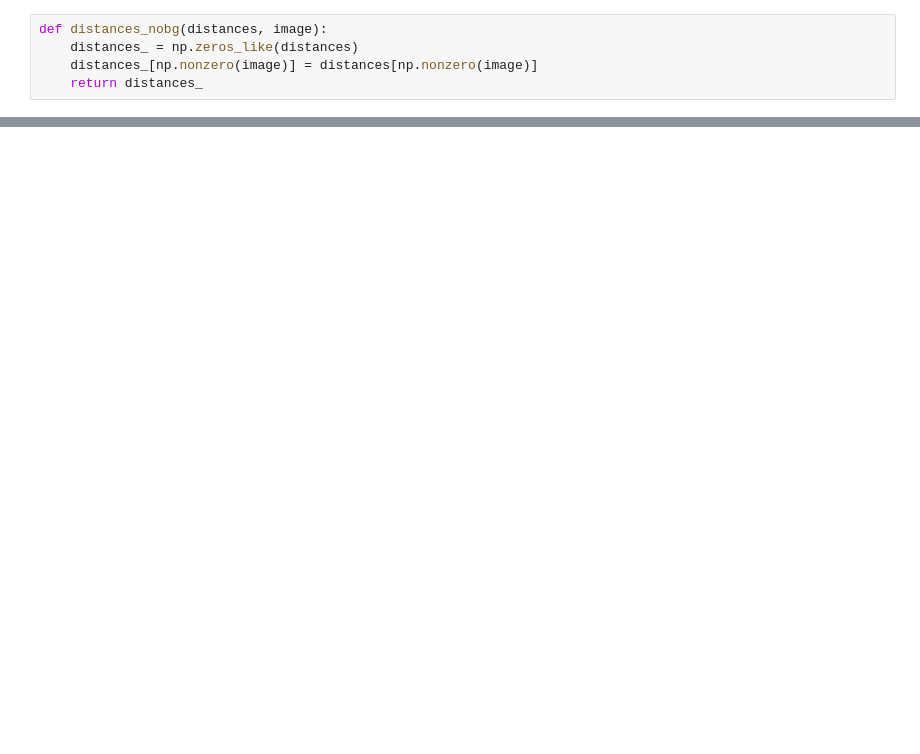
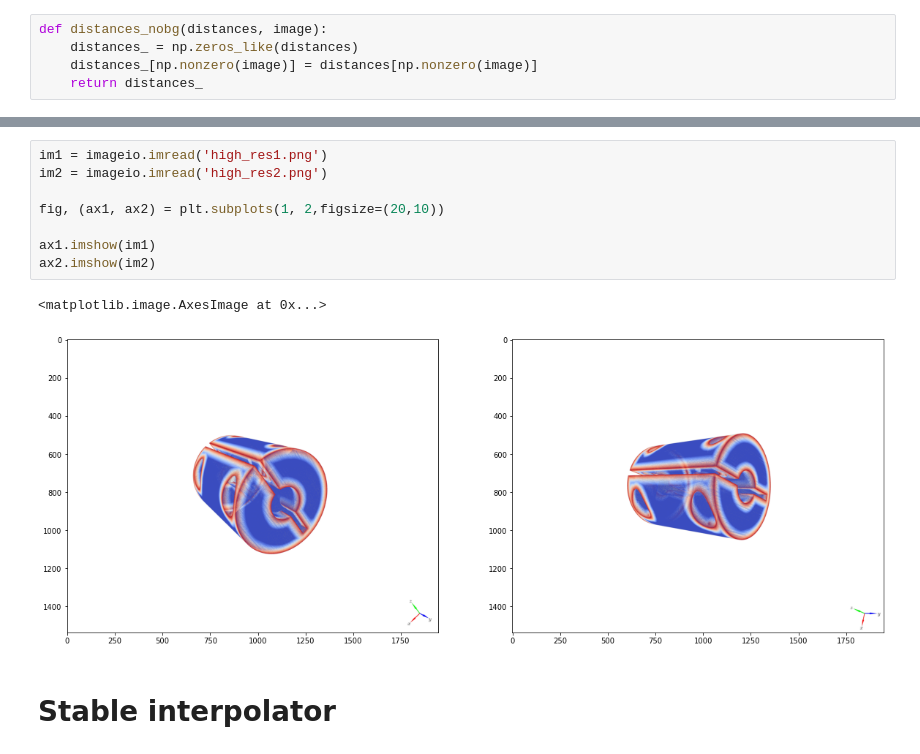
Before and after one commit to NadezhdaAlsahanova/gcv_hw1, a Jupyter notebook: notebooks/gcv_v20211_hw1.ipynb, the cells around one changed output, grey strips where cells are left out. Drawn from its saved outputs; the diff is of its cells as text; blank space fills up the shorter version.

```diff
--- a/notebooks/gcv_v20211_hw1.ipynb
+++ b/notebooks/gcv_v20211_hw1.ipynb
@@ -94,0 +168,13 @@ display_sharpness(
+# %%
+im1 = imageio.imread('high_res1.png')
+im2 = imageio.imread('high_res2.png')
+
+fig, (ax1, ax2) = plt.subplots(1, 2,figsize=(20,10))
+
+ax1.imshow(im1)
+ax2.imshow(im2)
+# %% [output]
+<matplotlib.image.AxesImage at 0x...>
+[figure, added]
+# %% [markdown]
+# Stable interpolator
```
Also changed, not shown: parts of 15 cells of this notebook, 12 other files.
